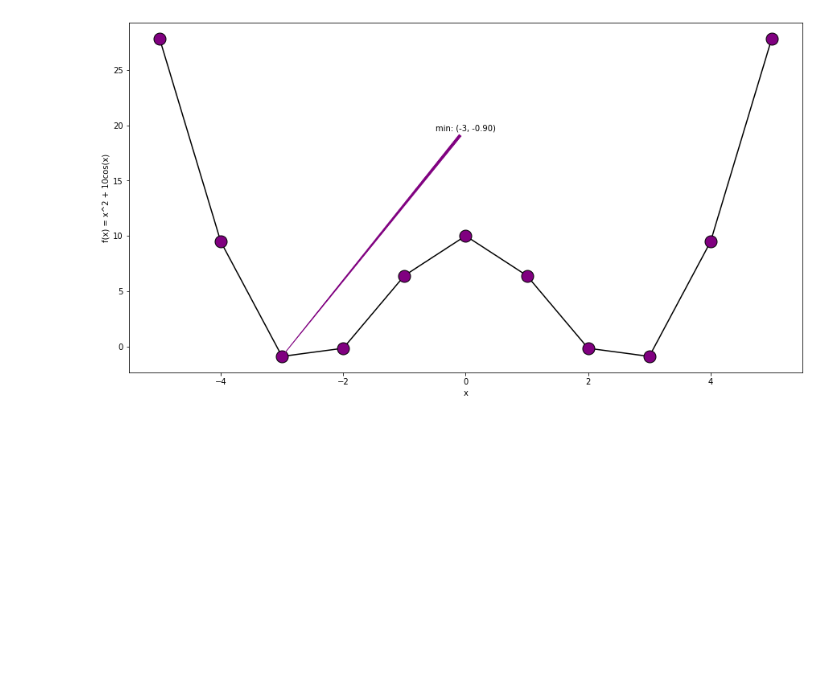
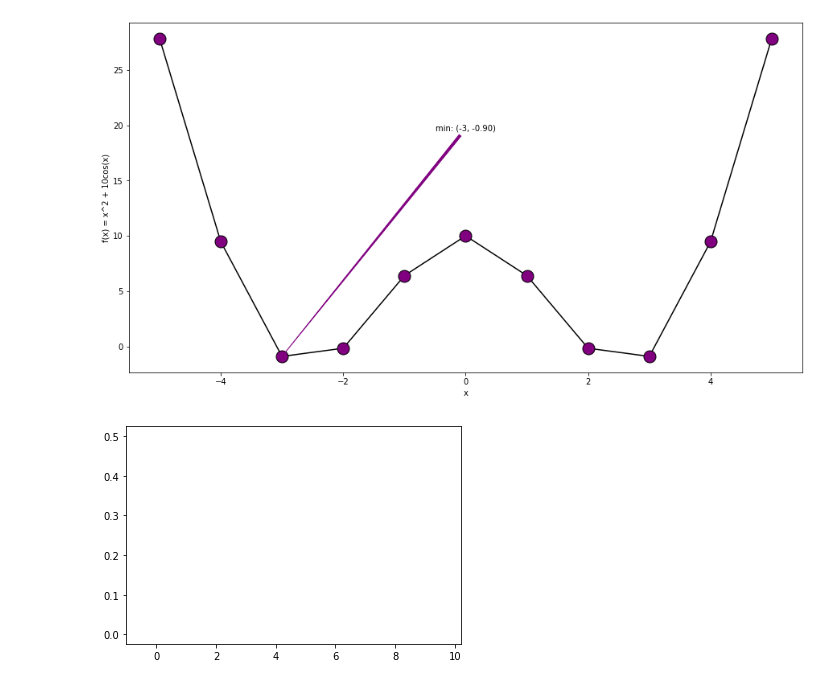
Before and after one commit to dantebarross/scientific-projects-with-python, a Jupyter notebook: Resolving_Scientific_Projects.ipynb, the cells around one changed output. Cells and saved outputs as stored; diff of their text form; code cells hidden in the pictures; blank space fills up the shorter version.

```diff
--- a/Resolving_Scientific_Projects.ipynb
+++ b/Resolving_Scientific_Projects.ipynb
@@ -868,3 +868,24 @@ ax.set_ylabel('f(x) = x^2 + 10cos(x)')
 plt.show()
 # %% [output]
 [figure]
+# %%
+# passing pseudocode to python
+import numpy as np
+import random
+import matplotlib.pyplot as plt
+
+set = np.random.randint(0, 10, 10)
+x = 1
+y = 1
+
+for number in set:
+  k = random.choice(set)
+  x = (x * 0.5) + (k - 1)
+  y = (y * 0.5)
+
+  if k == 2:
+    y = y + 2
+
+  plt.plot(x, y)
+# %% [output]
+[figure, added]
```
